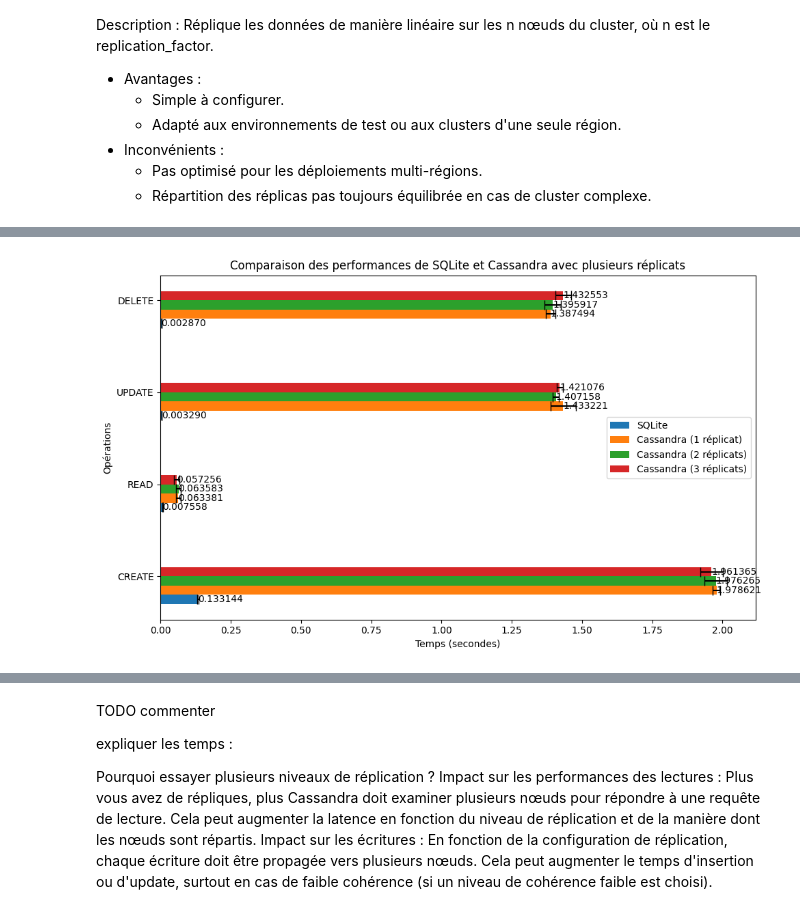
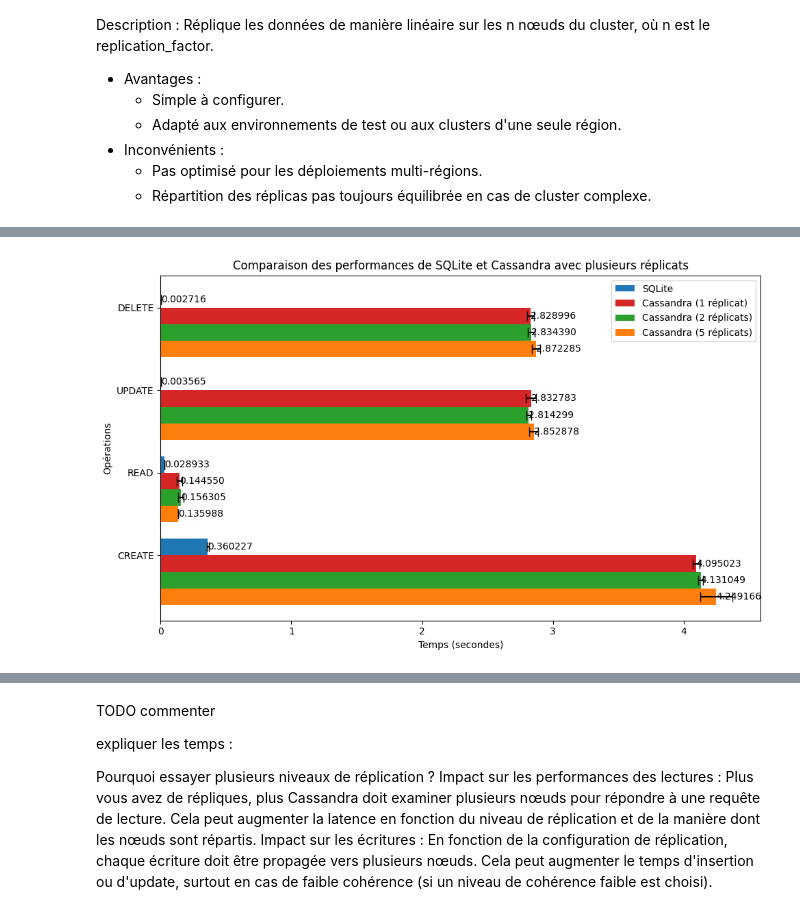
Before and after one commit to charlottekruzic/database-performance-comparison, a Jupyter notebook: notebook.ipynb, the cells around one changed output, grey strips where cells are left out. Drawn from its saved outputs; the diff is of its cells as text; code cells hidden in the pictures.

```diff
--- a/notebook.ipynb
+++ b/notebook.ipynb
@@ -1037,51 +1210,37 @@ DELETE: Mean Time = 1.432553s, Std Time = 0.020763s
 # %%
 # Valeurs de temps pour SQLite
 sqlite_times = {
-    'CREATE': (create_sqlite_massive_mean, create_sqlite_massive_std),
-    'READ': (read_sqlite_massive_mean, read_sqlite_massive_std),
-    'UPDATE': (update_sqlite_massive_mean, update_sqlite_massive_std),
-    'DELETE': (delete_sqlite_massive_mean, delete_sqlite_massive_std)
+    'CREATE': (create_sqlite_massive_mean_time, create_sqlite_massive_std_time),
+    'READ': (read_sqlite_massive_mean_time, read_sqlite_massive_std_time),
+    'UPDATE': (update_sqlite_massive_mean_time, update_sqlite_massive_std_time),
+    'DELETE': (delete_sqlite_massive_mean_time, delete_sqlite_massive_std_time)
 }
 
 # Valeurs de temps pour Cassandra avec 1 réplicat
 cassandra_times = {
-    'CREATE': (create_cassandra_massive_mean, create_cassandra_massive_std),
-    'READ': (read_cassandra_massive_mean, read_cassandra_massive_std),
-    'UPDATE': (update_cassandra_massive_mean, update_cassandra_massive_std),
-    'DELETE': (delete_cassandra_massive_mean, delete_cassandra_massive_std)
+    'CREATE': (create_cas_massive_mean_time, create_cas_massive_std_time),
+    'READ': (read_cas_massive_mean_time, read_cas_massive_std_time),
+    'UPDATE': (update_cas_massive_mean_time, update_cas_massive_std_time),
+    'DELETE': (delete_cas_massive_mean_time, delete_cas_massive_std_time)
 }
 
 cassandra_times_2 = {
-    'CREATE': (create_cassandra_massive_mean_2, create_cassandra_massive_std_2),
-    'READ': (read_cassandra_massive_mean_2, read_cassandra_massive_std_2),
-    'UPDATE': (update_cassandra_massive_mean_2, update_cassandra_massive_std_2),
-    'DELETE': (delete_cassandra_massive_mean_2, delete_cassandra_massive_std_2)
+    'CREATE': (create_cassandra_massive_mean_time_2, create_cassandra_massive_std_time_2),
+    'READ': (read_cassandra_massive_mean_time_2, read_cassandra_massive_std_time_2),
+    'UPDATE': (update_cassandra_massive_mean_time_2, update_cassandra_massive_std_time_2),
+    'DELETE': (delete_cassandra_massive_mean_time_2, delete_cassandra_massive_std_time_2)
 }
 
-cassandra_times_3 = {
-    'CREATE': (create_cassandra_massive_mean_3, create_cassandra_massive_std_3),
-    'READ': (read_cassandra_massive_mean_3, read_cassandra_massive_std_3),
-    'UPDATE': (update_cassandra_massive_mean_3, update_cassandra_massive_std_3),
-    'DELETE': (delete_cassandra_massive_mean_3, delete_cassandra_massive_std_3)
+cassandra_times_5 = {
+    'CREATE': (create_cassandra_massive_mean_time_5, create_cassandra_massive_std_time_5),
+    'READ': (read_cassandra_massive_mean_time_5, read_cassandra_massive_std_time_5),
+    'UPDATE': (update_cassandra_massive_mean_time_5, update_cassandra_massive_std_time_5),
+    'DELETE': (delete_cassandra_massive_mean_time_5, delete_cassandra_massive_std_time_5)
 }
 
-# cassandra_times_4 = {
-#     'CREATE': (create_cassandra_massive_mean_4, create_cassandra_massive_std_4),
-#     'READ': (read_cassandra_massive_mean_4, read_cassandra_massive_std_4),
-#     'UPDATE': (update_cassandra_massive_mean_4, update_cassandra_massive_std_4),
-#     'DELETE': (delete_cassandra_massive_mean_4, delete_cassandra_massive_std_4)
-# }
-
-# cassandra_times_5 = {
-#     'CREATE': (create_cassandra_massive_mean_5, create_cassandra_massive_std_5),
-#     'READ': (read_cassandra_massive_mean_5, read_cassandra_massive_std_5),
-#     'UPDATE': (update_cassandra_massive_mean_5, update_cassandra_massive_std_5),
-#     'DELETE': (delete_cassandra_massive_mean_5, delete_cassandra_massive_std_5)
-# }
 
 operations = ['CREATE', 'READ', 'UPDATE', 'DELETE']
 
-# Extraire les temps moyens et écarts-types pour chaque système
 sqlite_means = [sqlite_times[op][0] for op in operations]
 sqlite_stds = [sqlite_times[op][1] for op in operations]
 
@@ -1089,48 +1248,38 @@ cassandra_means = [cassandra_times[op][0] for op in operations]
 cassandra_stds = [cassandra_times[op][1] for op in operations]
 
 cassandra_means_2 = [cassandra_times_2[op][0] for op in operations]
 cassandra_stds_2 = [cassandra_times_2[op][1] for op in operations]
 
-cassandra_means_3 = [cassandra_times_3[op][0] for op in operations]
-cassandra_stds_3 = [cassandra_times_3[op][1] for op in operations]
-
-# cassandra_means_4 = [cassandra_times_4[op][0] for op in operations]
-# cassandra_stds_4 = [cassandra_times_4[op][1] for op in operations]
-
-# cassandra_means_5 = [cassandra_times_5[op][0] for op in operations]
-# cassandra_stds_5 = [cassandra_times_5[op][1] for op in operations]
+cassandra_means_5 = [cassandra_times_5[op][0] for op in operations]
+cassandra_stds_5 = [cassandra_times_5[op][1] for op in operations]
 
 y = np.arange(len(operations))
-height = 0.1
+height = 0.2
 fig, ax = plt.subplots(figsize=(10, 6))
 
-bars1 = ax.barh(y - 2.5 * height, sqlite_means, height, xerr=sqlite_stds, label='SQLite', capsize=5)
-bars2 = ax.barh(y - 1.5 * height, cassandra_means, height, xerr=cassandra_stds, label='Cassandra (1 réplicat)', capsize=5)
-bars3 = ax.barh(y - 0.5 * height, cassandra_means_2, height, xerr=cassandra_stds_2, label='Cassandra (2 réplicats)', capsize=5)
-bars4 = ax.barh(y + 0.5 * height, cassandra_means_3, height, xerr=cassandra_stds_2, label='Cassandra (3 réplicats)', capsize=5)
-# bars5 = ax.barh(y + 1.5 * height, cassandra_means_4, height, xerr=cassandra_stds_2, label='Cassandra (4 réplicats)', capsize=5)
-# bars6 = ax.barh(y + 2.5 * height, cassandra_means_5, height, xerr=cassandra_stds_2, label='Cassandra (5 réplicats)', capsize=5)
+bars1 = ax.barh(y + 0.5 * height, sqlite_means, height, xerr=sqlite_stds, label='SQLite', capsize=5, color='tab:blue')
+bars2 = ax.barh(y - 0.5 * height, cassandra_means, height, xerr=cassandra_stds, label='Cassandra (1 réplicat)', capsize=5, color='tab:red')
+bars3 = ax.barh(y - 1.5 * height, cassandra_means_2, height, xerr=cassandra_stds_2, label='Cassandra (2 réplicats)', capsize=5, color='tab:green')
+bars4 = ax.barh(y - 2.5 * height, cassandra_means_5, height, xerr=cassandra_stds_5, label='Cassandra (5 réplicats)', capsize=5, color='tab:orange')
 
 ax.set_xlabel('Temps (secondes)')
 ax.set_ylabel('Opérations')
 ax.set_title('Comparaison des performances de SQLite et Cassandra avec plusieurs réplicats')
 ax.set_yticks(y)
 ax.set_yticklabels(operations)
 ax.legend()
 
 def add_values(bars):
     for bar in bars:
         xval = bar.get_width()
         ax.text(xval, bar.get_y() + bar.get_height() / 2, f'{xval:.6f}', va='center', ha='left')
 
 add_values(bars1)
 add_values(bars2)
 add_values(bars3)
 add_values(bars4)
-# add_values(bars5)
-# add_values(bars6)
 
 plt.tight_layout()
 plt.show()
 # %% [output]
-[figure, old version]
+[figure, new version]
```
Also changed, not shown: parts of 71 cells of this notebook, 2 other files.
